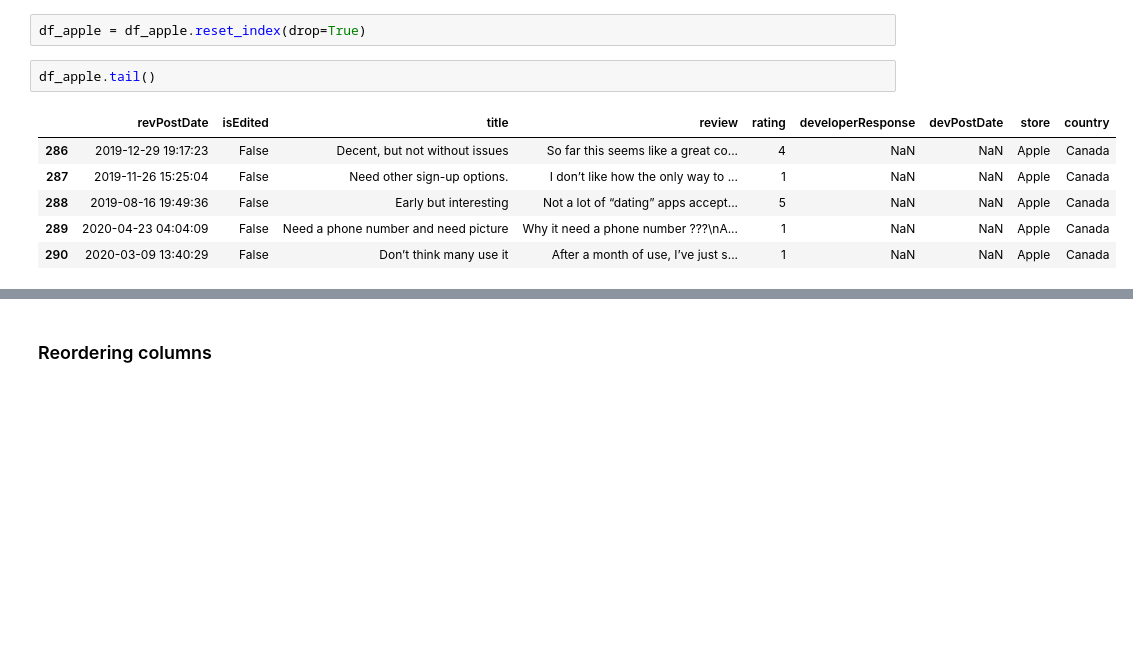
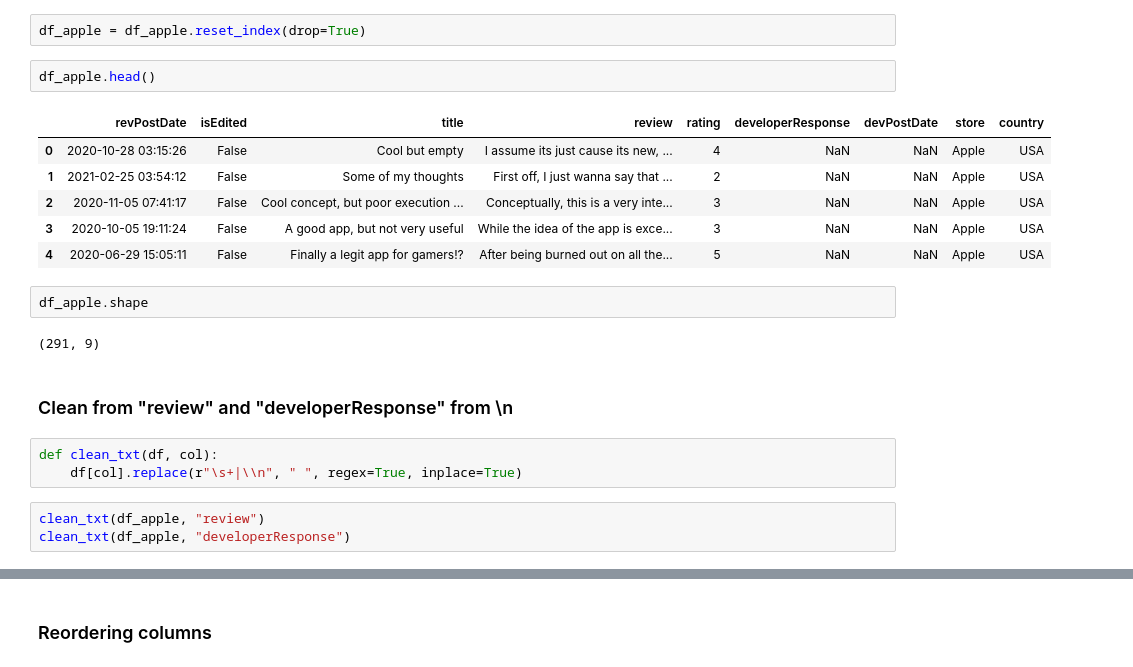
Before and after one commit to MarkJasonE/webscrapper_google_apple_store, a Jupyter notebook: App analysis.ipynb, the cells around one changed output, grey strips where cells are left out. Saved outputs shown, nothing was run; the diff lists cells and outputs as text; blank space fills up the shorter version.

Commit message:
DF - Apple, roking on date

```diff
--- a/Kippo - Google play.ipynb
+++ b/App analysis.ipynb
@@ -216,11 +220,23 @@ df_apple = pd.concat([df_apple_us, df_apple_ca], axis=0)
 # %%
 df_apple = df_apple.reset_index(drop=True)
 # %%
-df_apple.tail()
+df_apple.head()
 # %% [output]
 |  | revPostDate | isEdited | title | review | rating | developerResponse | devPostDate | store | country |
-| 286 | 2019-12-29 19:17:23 | False | Decent, but not without issues | So far this seems like a great co... | 4 | NaN | NaN | Apple | Canada |
-| 287 | 2019-11-26 15:25:04 | False | Need other sign-up options. | I don’t like how the only way to ... | 1 | NaN | NaN | Apple | Canada |
-| 288 | 2019-08-16 19:49:36 | False | Early but interesting | Not a lot of “dating” apps accept... | 5 | NaN | NaN | Apple | Canada |
-| 289 | 2020-04-23 04:04:09 | False | Need a phone number and need picture | Why it need a phone number ???\nA... | 1 | NaN | NaN | Apple | Canada |
-| 290 | 2020-03-09 13:40:29 | False | Don’t think many use it | After a month of use, I’ve just s... | 1 | NaN | NaN | Apple | Canada |
+| 0 | 2020-10-28 03:15:26 | False | Cool but empty | I assume its just cause its new, ... | 4 | NaN | NaN | Apple | USA |
+| 1 | 2021-02-25 03:54:12 | False | Some of my thoughts | First off, I just wanna say that ... | 2 | NaN | NaN | Apple | USA |
+| 2 | 2020-11-05 07:41:17 | False | Cool concept, but poor execution ... | Conceptually, this is a very inte... | 3 | NaN | NaN | Apple | USA |
+| 3 | 2020-10-05 19:11:24 | False | A good app, but not very useful | While the idea of the app is exce... | 3 | NaN | NaN | Apple | USA |
+| 4 | 2020-06-29 15:05:11 | False | Finally a legit app for gamers!? | After being burned out on all the... | 5 | NaN | NaN | Apple | USA |
+# %%
+df_apple.shape
+# %% [output]
+(291, 9)
+# %% [markdown]
+### Clean from "review" and "developerResponse" from \n
+# %%
+def clean_txt(df, col):
+    df[col].replace(r"\s+|\\n", " ", regex=True, inplace=True)
+# %%
+clean_txt(df_apple, "review")
+clean_txt(df_apple, "developerResponse")
```
Also changed, not shown: parts of 15 cells of this notebook, 1 other file.
